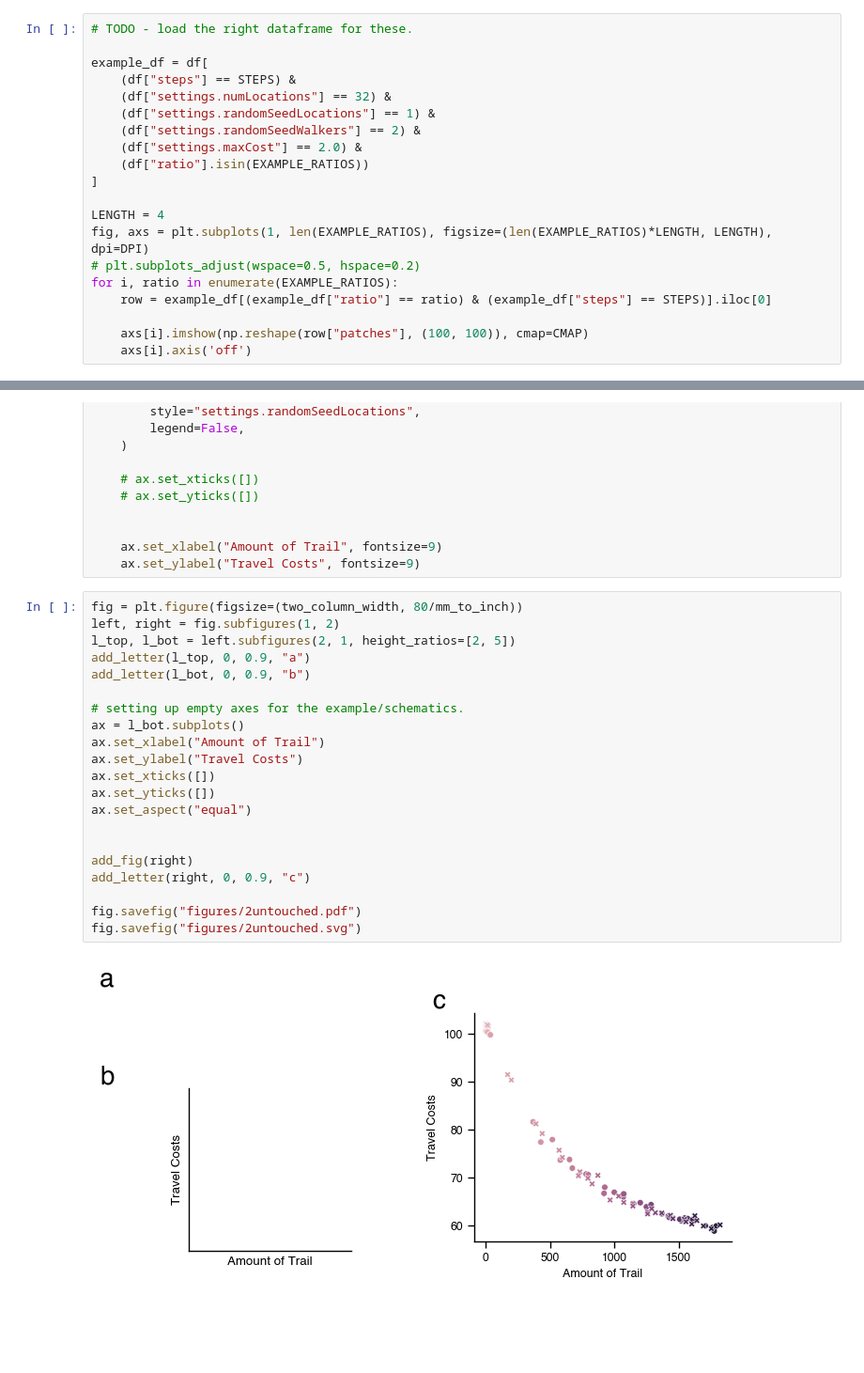
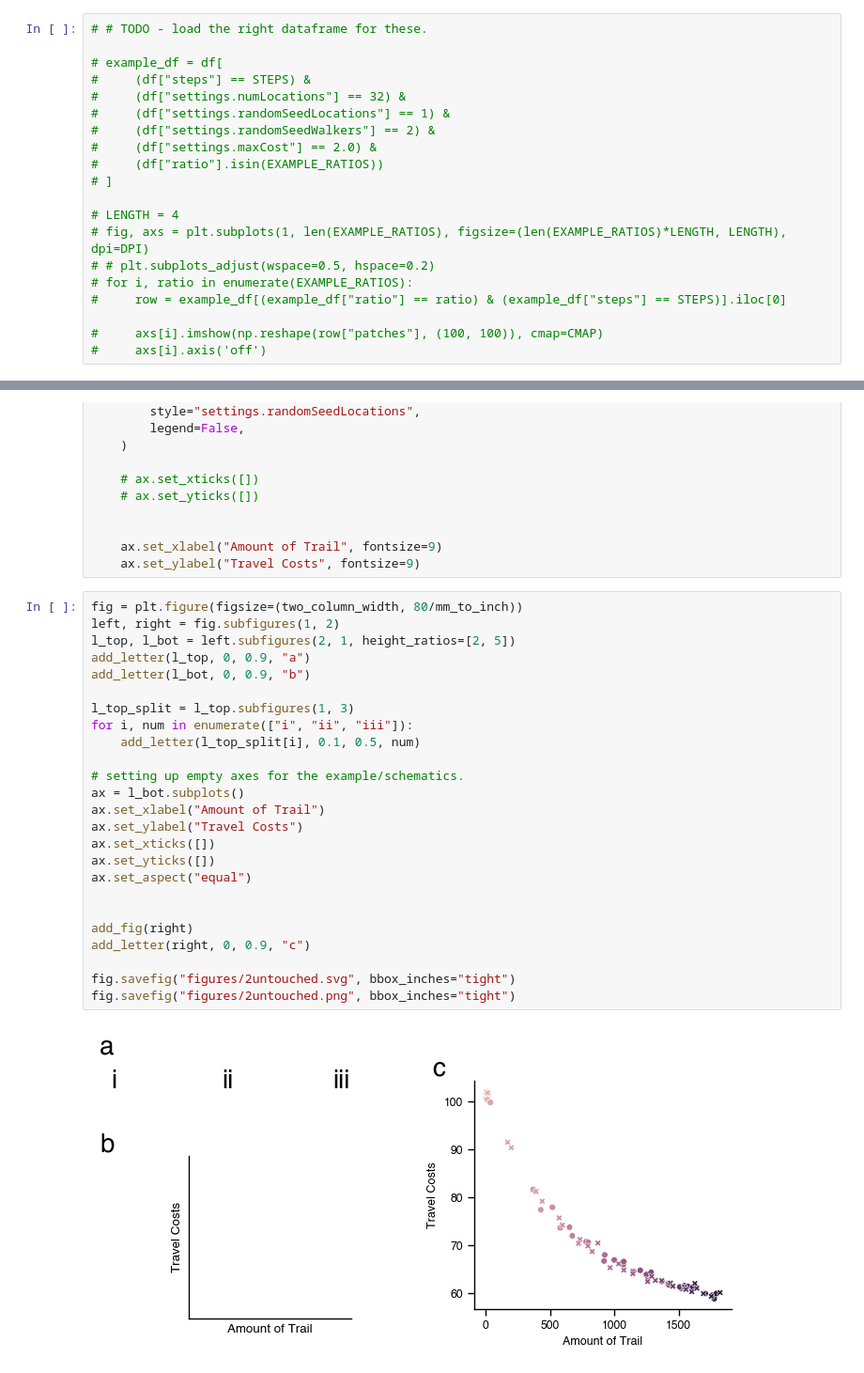
Before and after one commit to brendanwallace/animalpaths, a Jupyter notebook: notebooks/figure-3-optimality.ipynb, the cells around one changed output, grey strips where cells are left out. Shown at 94% size. Saved outputs shown, nothing was run; the diff lists cells and outputs as text; blank space fills up the shorter version.

```diff
--- a/notebooks/figure-3-optimality.ipynb
+++ b/notebooks/figure-3-optimality.ipynb
@@ -45,22 +45,22 @@ EXAMPLE_RATIOS = [60, 90, 150]
 STEPS = 10000
 COLORS = [sns.color_palette("rocket")[1], sns.color_palette("rocket")[3], sns.color_palette("rocket")[5]]
 # %%
-# TODO - load the right dataframe for these.
+# # TODO - load the right dataframe for these.
 
-example_df = df[
-    (df["steps"] == STEPS) &
-    (df["settings.numLocations"] == 32) &
-    (df["settings.randomSeedLocations"] == 1) &
-    (df["settings.randomSeedWalkers"] == 2) &
-    (df["settings.maxCost"] == 2.0) &
-    (df["ratio"].isin(EXAMPLE_RATIOS))
-]
+# example_df = df[
+#     (df["steps"] == STEPS) &
+#     (df["settings.numLocations"] == 32) &
+#     (df["settings.randomSeedLocations"] == 1) &
+#     (df["settings.randomSeedWalkers"] == 2) &
+#     (df["settings.maxCost"] == 2.0) &
+#     (df["ratio"].isin(EXAMPLE_RATIOS))
+# ]
 
-LENGTH = 4
-fig, axs = plt.subplots(1, len(EXAMPLE_RATIOS), figsize=(len(EXAMPLE_RATIOS)*LENGTH, LENGTH), dpi=DPI)
-# plt.subplots_adjust(wspace=0.5, hspace=0.2)
-for i, ratio in enumerate(EXAMPLE_RATIOS):
-    row = example_df[(example_df["ratio"] == ratio) & (example_df["steps"] == STEPS)].iloc[0]
+# LENGTH = 4
+# fig, axs = plt.subplots(1, len(EXAMPLE_RATIOS), figsize=(len(EXAMPLE_RATIOS)*LENGTH, LENGTH), dpi=DPI)
+# # plt.subplots_adjust(wspace=0.5, hspace=0.2)
+# for i, ratio in enumerate(EXAMPLE_RATIOS):
+#     row = example_df[(example_df["ratio"] == ratio) & (example_df["steps"] == STEPS)].iloc[0]
 
-    axs[i].imshow(np.reshape(row["patches"], (100, 100)), cmap=CMAP)
-    axs[i].axis('off')
+#     axs[i].imshow(np.reshape(row["patches"], (100, 100)), cmap=CMAP)
+#     axs[i].axis('off')
@@ -103,23 +101,27 @@ def add_fig(subfig):
 # %%
 fig = plt.figure(figsize=(two_column_width, 80/mm_to_inch))
 left, right = fig.subfigures(1, 2)
 l_top, l_bot = left.subfigures(2, 1, height_ratios=[2, 5])
 add_letter(l_top, 0, 0.9, "a")
 add_letter(l_bot, 0, 0.9, "b")
+
+l_top_split = l_top.subfigures(1, 3)
+for i, num in enumerate(["i", "ii", "iii"]):
+    add_letter(l_top_split[i], 0.1, 0.5, num)
 
 # setting up empty axes for the example/schematics.
 ax = l_bot.subplots()
 ax.set_xlabel("Amount of Trail")
 ax.set_ylabel("Travel Costs")
 ax.set_xticks([])
 ax.set_yticks([])
 ax.set_aspect("equal")
 
 
 add_fig(right)
 add_letter(right, 0, 0.9, "c")
 
-fig.savefig("figures/2untouched.pdf")
-fig.savefig("figures/2untouched.svg")
+fig.savefig("figures/2untouched.svg", bbox_inches="tight")
+fig.savefig("figures/2untouched.png", bbox_inches="tight")
 # %% [output]
-[figure, old version]
+[figure, new version]
```
Also changed, not shown: parts of 1 cell of this notebook, 29 other files.
